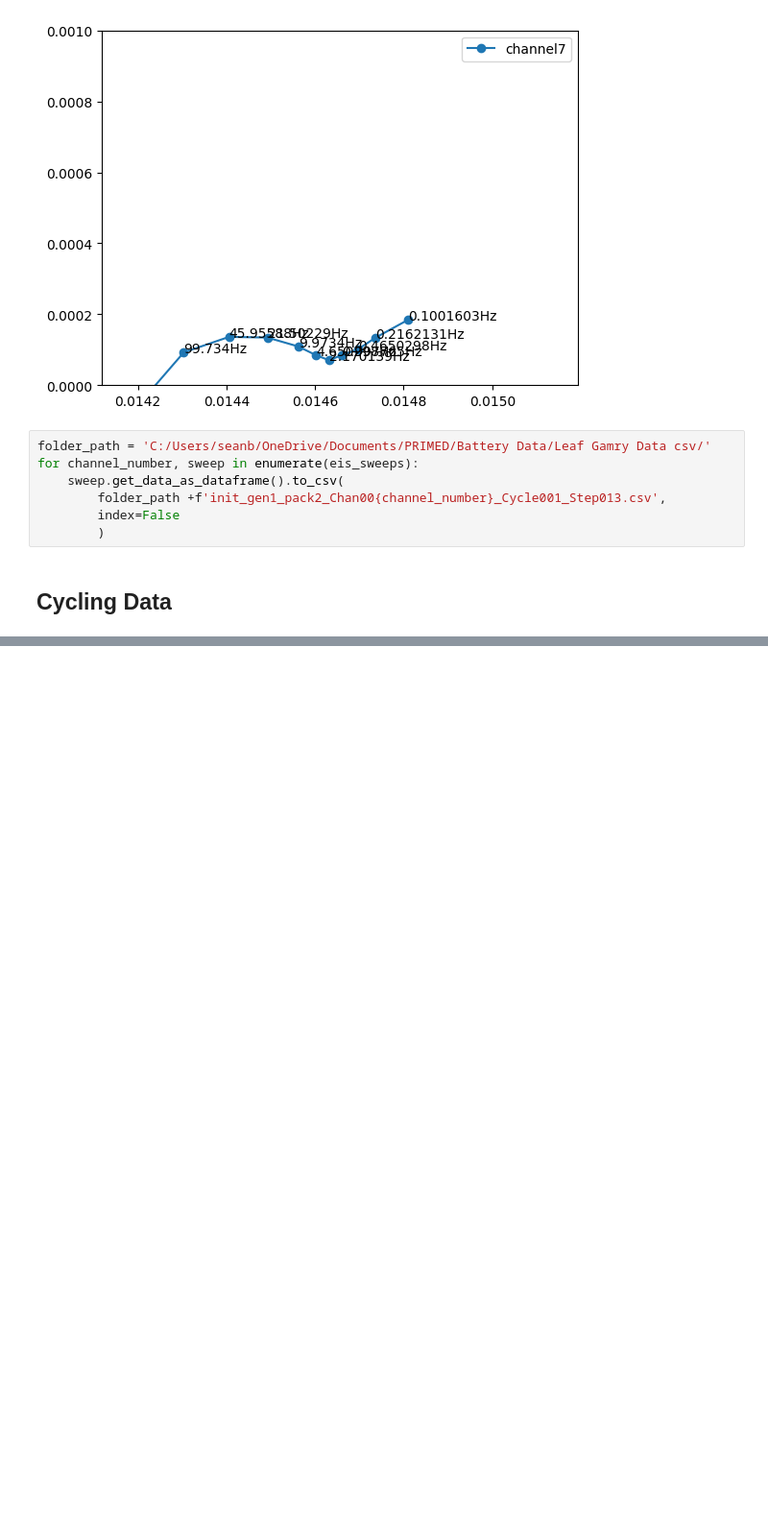
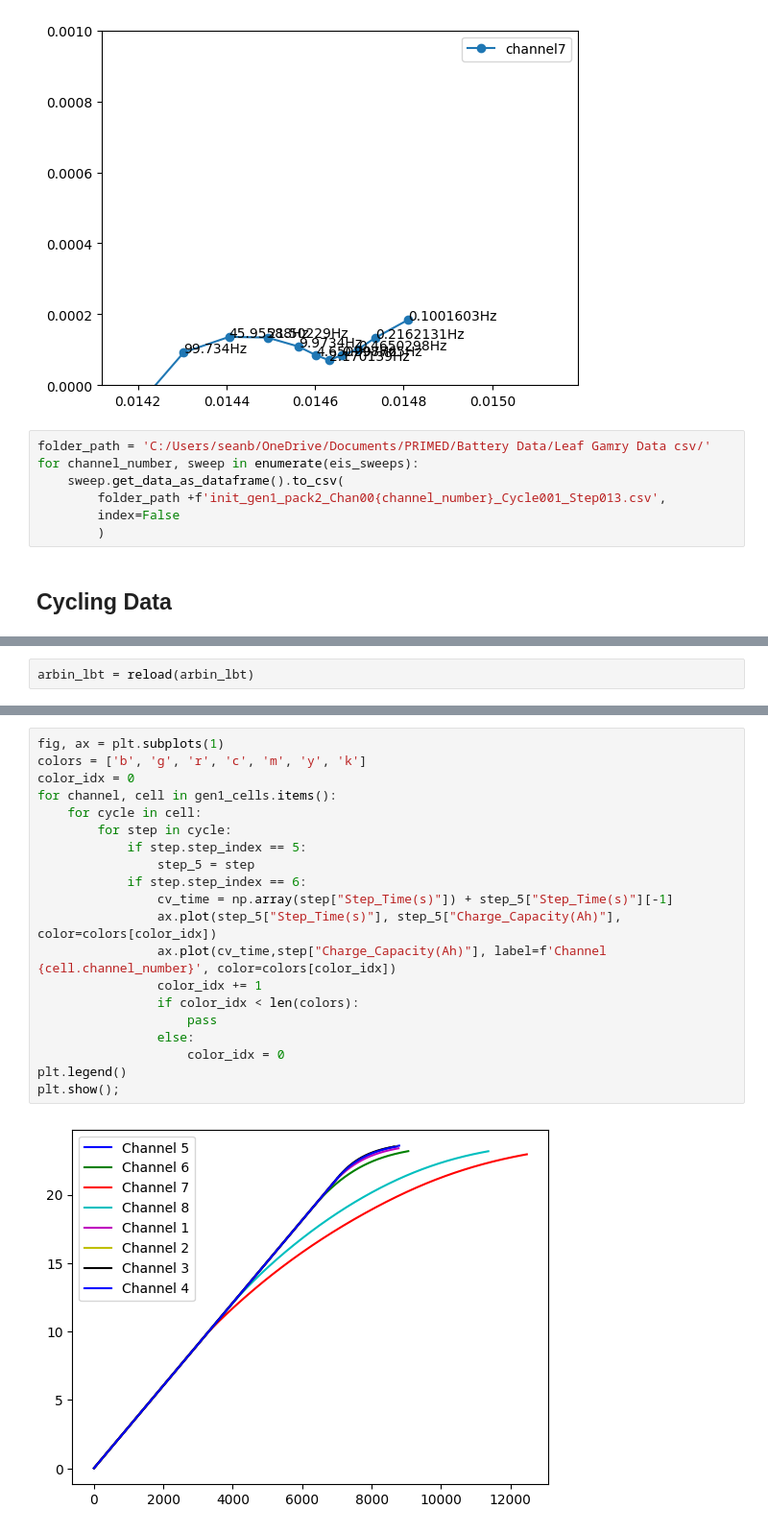
Before and after one commit to seanbuchanan-eng/battery_sizing_model, a Jupyter notebook: junk/test_leaf.ipynb, the cells around one changed output, grey strips where cells are left out. Shown at 96% size. Saved outputs shown, nothing was run; the diff lists cells and outputs as text; blank space fills up the shorter version.

```diff
--- a/junk/test_leaf.ipynb
+++ b/junk/test_leaf.ipynb
@@ -51,0 +51,2 @@ aribin_data_prepath = 'C:/Users/seanb/OneDrive/Documents/PRIMED/Battery Data/Lea
+# %%
+arbin_lbt = reload(arbin_lbt)
@@ -51,0 +124,22 @@ aribin_data_prepath = 'C:/Users/seanb/OneDrive/Documents/PRIMED/Battery Data/Lea
+# %%
+fig, ax = plt.subplots(1)
+colors = ['b', 'g', 'r', 'c', 'm', 'y', 'k']
+color_idx = 0
+for channel, cell in gen1_cells.items():
+    for cycle in cell:
+        for step in cycle:
+            if step.step_index == 5:
+                step_5 = step
+            if step.step_index == 6:
+                cv_time = np.array(step["Step_Time(s)"]) + step_5["Step_Time(s)"][-1]
+                ax.plot(step_5["Step_Time(s)"], step_5["Charge_Capacity(Ah)"], color=colors[color_idx])
+                ax.plot(cv_time,step["Charge_Capacity(Ah)"], label=f'Channel {cell.channel_number}', color=colors[color_idx])
+                color_idx += 1
+                if color_idx < len(colors):
+                    pass
+                else:
+                    color_idx = 0
+plt.legend()
+plt.show();
+# %% [output]
+[figure, added]
```
Also changed, not shown: parts of 7 cells of this notebook, 1 other file.
